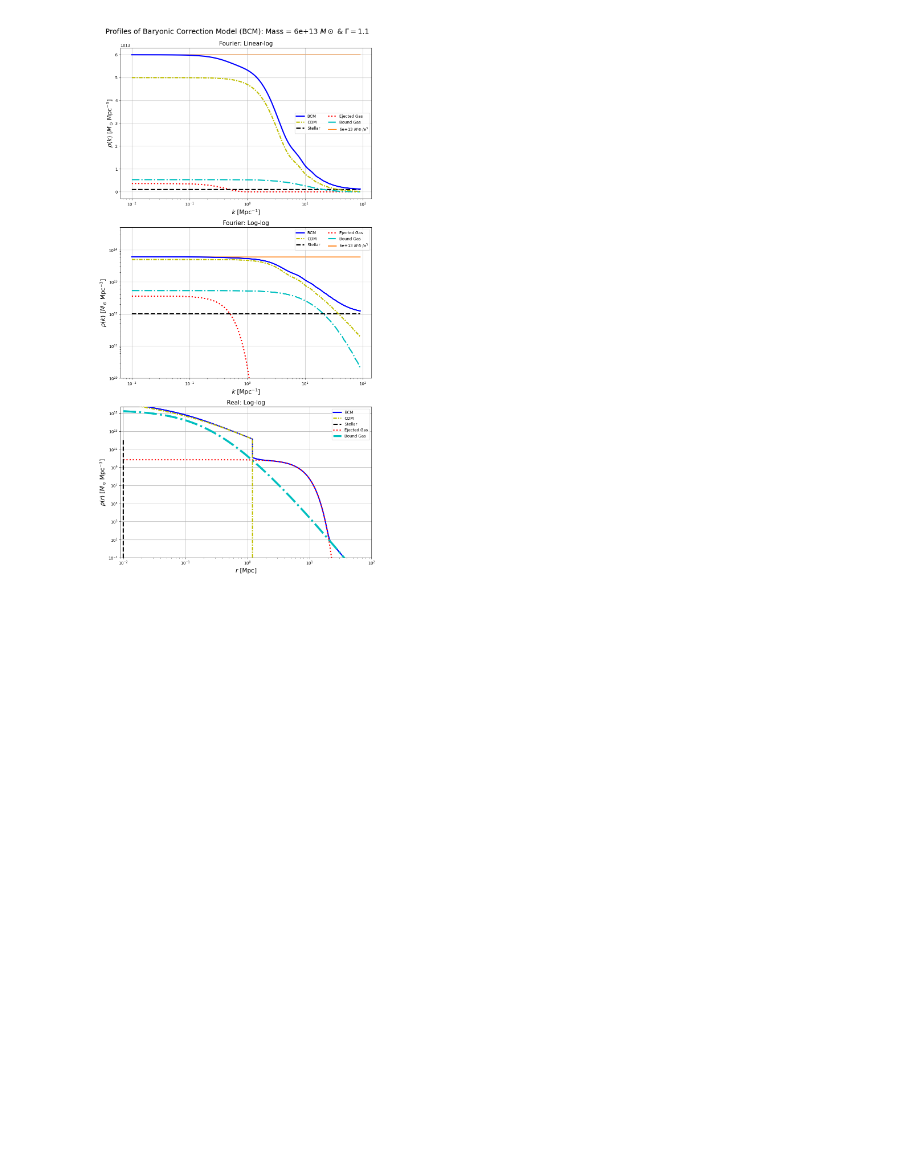
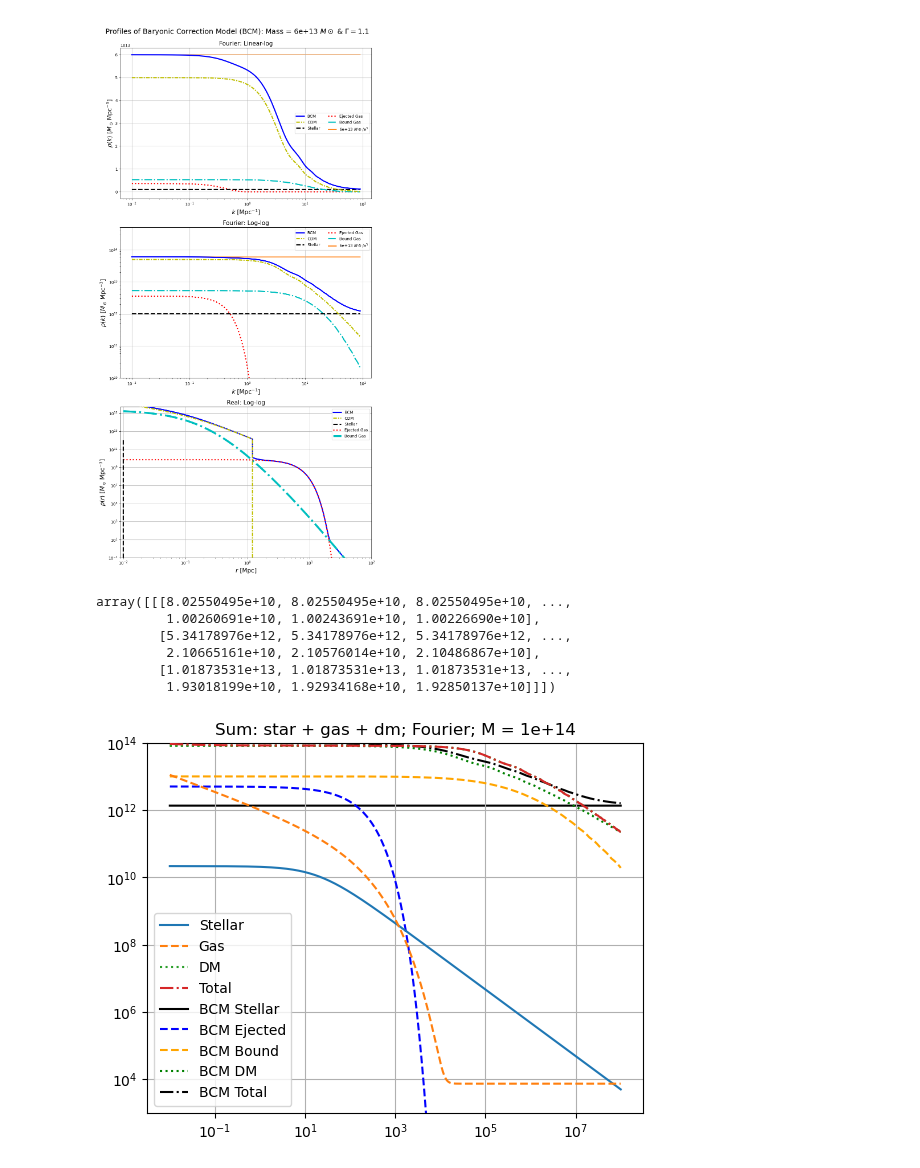
Before and after one commit to Catherine-Lambe/Oxford-Internship-Practices, a Jupyter notebook: Fedeli_2014/Fedeli_model_implement1_080824.ipynb, the cells around one changed output. Saved outputs shown, nothing was run; the diff lists cells and outputs as text; code cells hidden in the pictures; blank space fills up the shorter version.

```diff
--- a/Fedeli_2014/Fedeli_model_implement1_080824.ipynb
+++ b/Fedeli_2014/Fedeli_model_implement1_080824.ipynb
@@ -617,3 +619,33 @@ ax3.set_yscale('log');
 fig.tight_layout();
 # %% [output]
 [figure]
+# %%
+bd_fourier
+# %% [output]
+array([[[8.02550495e+10, 8.02550495e+10, 8.02550495e+10, ...,
+         1.00260691e+10, 1.00243691e+10, 1.00226690e+10],
+        [5.34178976e+12, 5.34178976e+12, 5.34178976e+12, ...,
+         2.10665161e+10, 2.10576014e+10, 2.10486867e+10],
+        [1.01873531e+13, 1.01873531e+13, 1.01873531e+13, ...,
+         1.93018199e+10, 1.92934168e+10, 1.92850137e+10]]])
+# %%
+colours = ['tab:blue', 'tab:orange', 'tab:green', 'tab:red'] #['r', 'g', 'b', 'k']
+i = 2
+plt.plot(trial_r, trial_stel_fourier[i], '-', color=colours[0], zorder=6, label='Stellar');
+plt.plot(trial_r, trial_gas_fourier[i], '--', color=colours[1], zorder=7, label='Gas');
+plt.plot(trial_r, trial_dm_fourier[i], ':', color=colours[2], label='DM', zorder=8);
+plt.plot(trial_r, trial_sum_fourier[i], '-.', color=colours[3], zorder=9, label='Total');
+
+plt.plot(trial_r, stel_fourier[i], 'k-', zorder=1, label='BCM Stellar');
+plt.plot(trial_r, ej_fourier[i], 'b--', zorder=2, label='BCM Ejected');
+plt.plot(trial_r, bd_fourier[0,i], '--', color='orange', zorder=3, label='BCM Bound');
+plt.plot(trial_r, cdm_fourier[i], 'g:', zorder=4, label='BCM DM');
+plt.plot(trial_r, bcm_fourier[i], 'k-.', zorder=5, label='BCM Total');
+plt.legend(loc='best')
+plt.grid(True)
+plt.ylim(1E3, 1E14)
+plt.xscale('log')
+plt.yscale('log')
+plt.title(f'Sum: star + gas + dm; Fourier; M = {trial_M[i]:.1g}');
+# %% [output]
+[figure, added]
```
Also changed, not shown: parts of 2 cells of this notebook.
